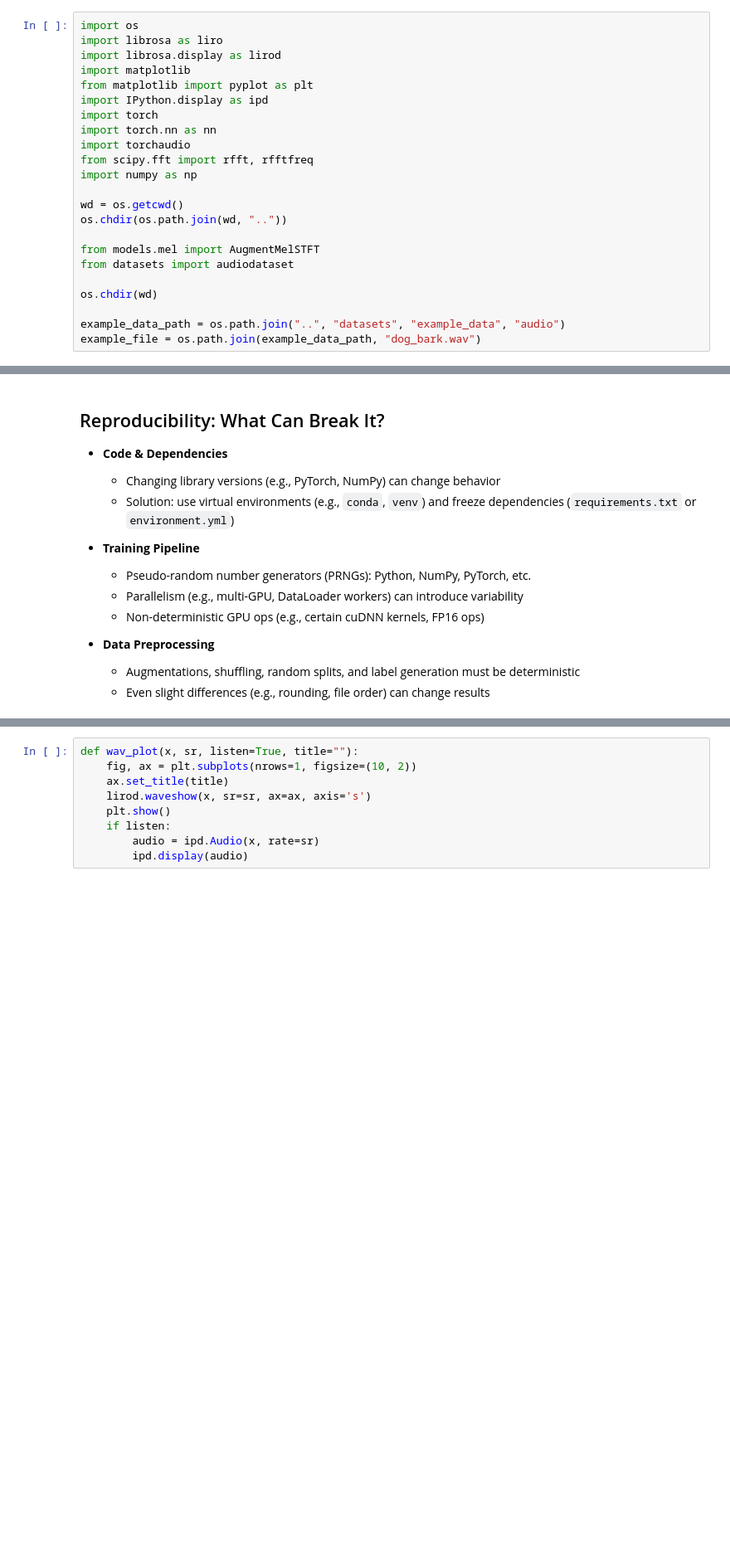
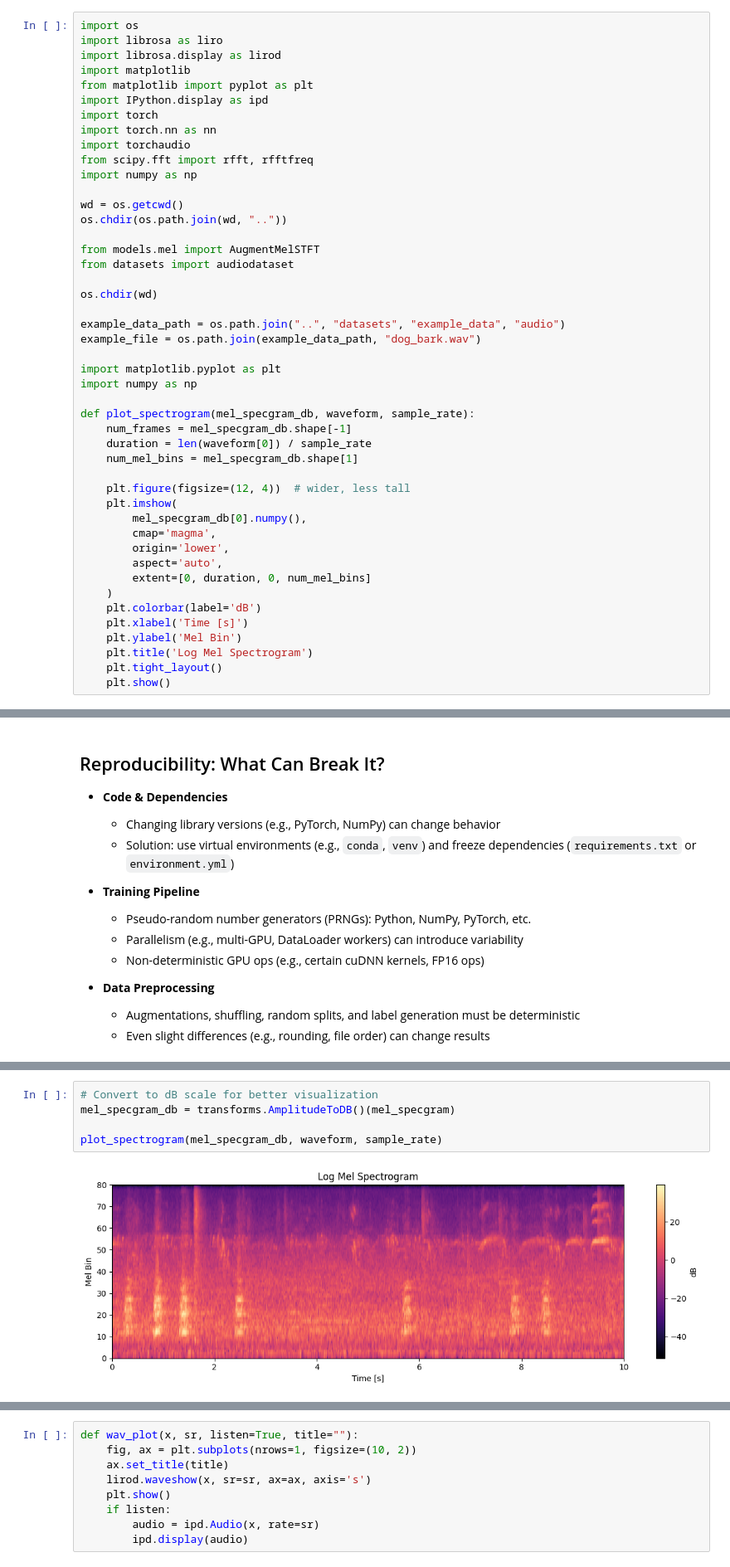
Before and after one commit to fschmid56/malach24, a Jupyter notebook: notebooks/slides.ipynb, the cells around one changed output, grey strips where cells are left out. Shown at 83% size. Cells and saved outputs as stored; diff of their text form; blank space fills up the shorter version.

```diff
--- a/notebooks/slides.ipynb
+++ b/notebooks/slides.ipynb
@@ -21,6 +21,29 @@ os.chdir(wd)
 
 example_data_path = os.path.join("..", "datasets", "example_data", "audio")
 example_file = os.path.join(example_data_path, "dog_bark.wav")
+
+import matplotlib.pyplot as plt
+import numpy as np
+
+def plot_spectrogram(mel_specgram_db, waveform, sample_rate):
+    num_frames = mel_specgram_db.shape[-1]
+    duration = len(waveform[0]) / sample_rate
+    num_mel_bins = mel_specgram_db.shape[1]
+
+    plt.figure(figsize=(12, 4))  # wider, less tall
+    plt.imshow(
+        mel_specgram_db[0].numpy(),
+        cmap='magma',
+        origin='lower',
+        aspect='auto',
+        extent=[0, duration, 0, num_mel_bins]
+    )
+    plt.colorbar(label='dB')
+    plt.xlabel('Time [s]')
+    plt.ylabel('Mel Bin')
+    plt.title('Log Mel Spectrogram')
+    plt.tight_layout()
+    plt.show()
 # %% [markdown]
 # Today's Menu
 
@@ -245,3 +350,10 @@ plt.show()
+# %%
+# Convert to dB scale for better visualization
+mel_specgram_db = transforms.AmplitudeToDB()(mel_specgram)
+
+plot_spectrogram(mel_specgram_db, waveform, sample_rate)
+# %% [output]
+[figure, added]
 # %% [markdown]
 ## Our Starting Point
 
```
Also changed, not shown: parts of 29 cells of this notebook.
